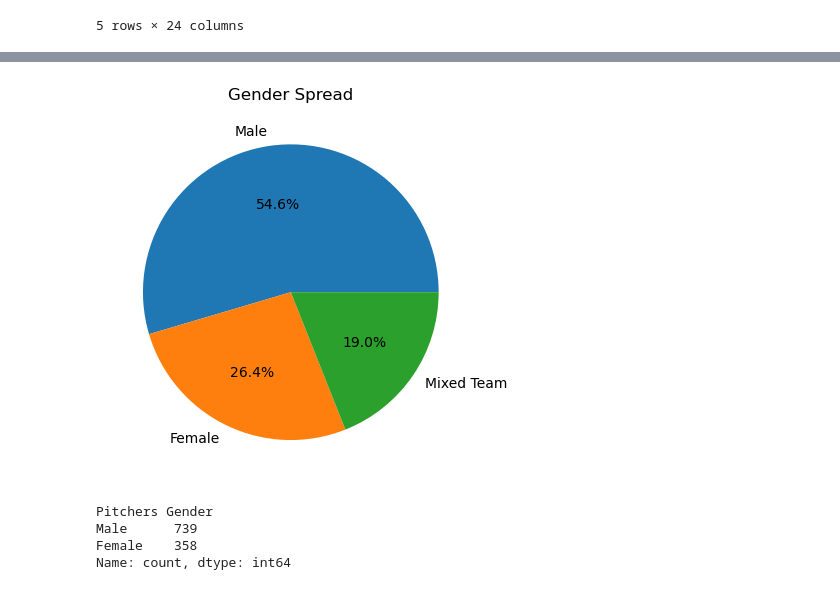
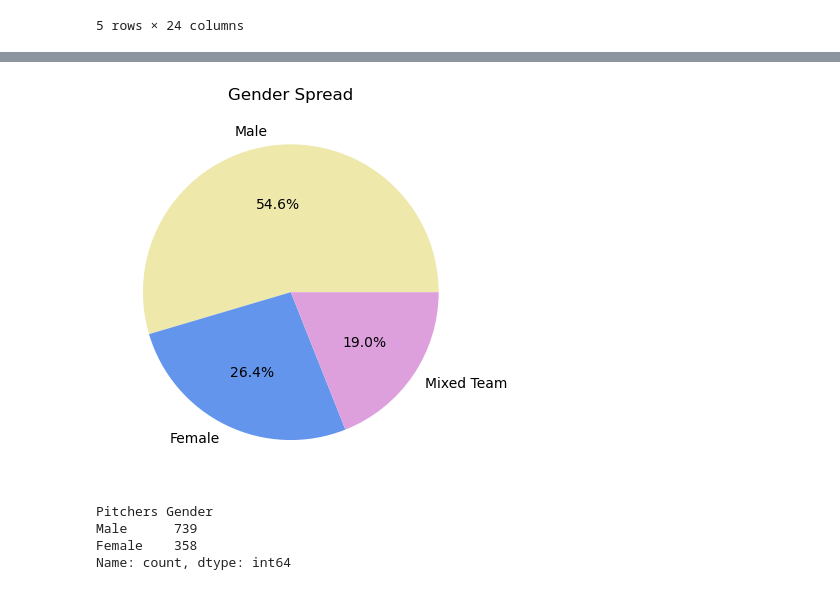
Before and after one commit to Savanna0/Project_1, a Jupyter notebook: shark_tank.ipynb, the cells around one changed output, grey strips where cells are left out. Saved outputs shown, nothing was run; the diff lists cells and outputs as text; code cells hidden in the pictures.

```diff
--- a/shark_tank.ipynb
+++ b/shark_tank.ipynb
@@ -88,10 +113,11 @@ plt.show()
 # %%
 # what gender is represented the most
 all_gender =shark_tank_clean_df['Pitchers Gender'].value_counts()
-plt.pie(all_gender, labels=all_gender.index,  autopct="%1.1f%%")
+colors={'plum','cornflowerblue','palegoldenrod'}
+plt.pie(all_gender, labels=all_gender.index,colors=colors,  autopct="%1.1f%%")
 plt.title("Gender Spread")
 plt.savefig("output_data/Fig3.png")
 plt.show()
 # %% [output]
-[figure, old version]
+[figure, new version]
 # %%
```
Also changed, not shown: parts of 16 cells of this notebook, 8 other files.
